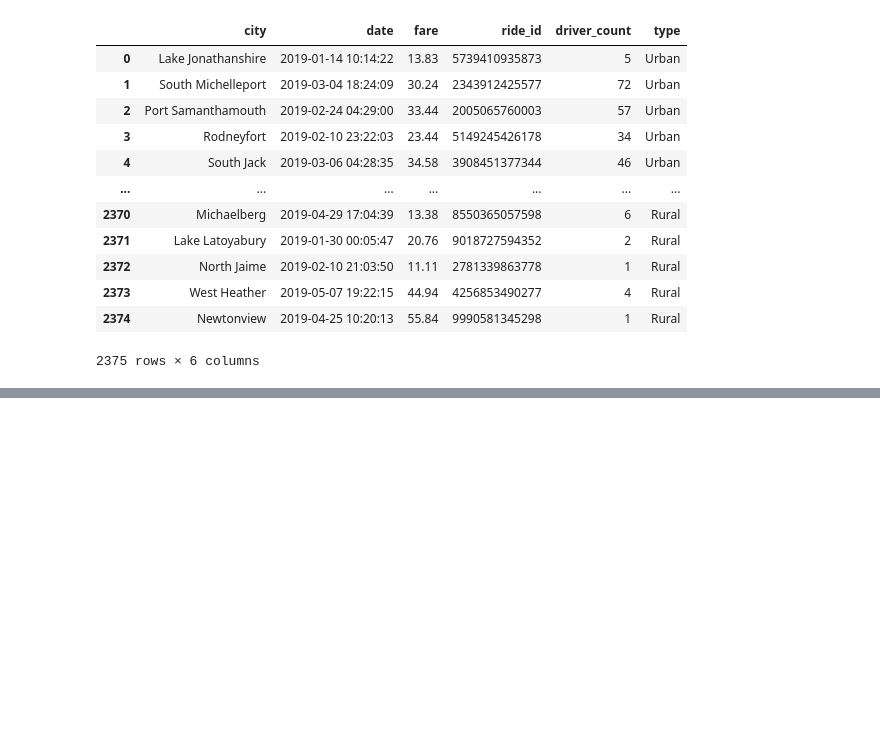
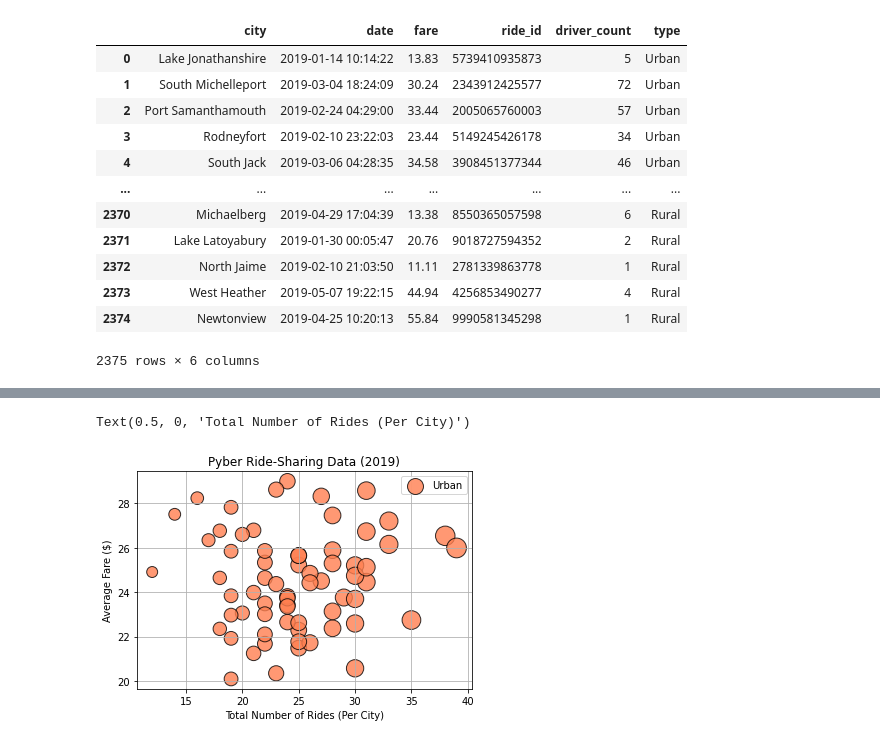
Before and after one commit to lnshewmo/PyBer_Analysis, a Jupyter notebook: PyBer.ipynb, the cells around one changed output, grey strips where cells are left out. Saved outputs shown, nothing was run; the diff lists cells and outputs as text; code cells hidden in the pictures; blank space fills up the shorter version.

Commit message:
complete scatter plot

```diff
--- a/PyBer.ipynb
+++ b/PyBer.ipynb
@@ -125,3 +125,8 @@ pyber_df
 | 2373 | West Heather | 2019-05-07 19:22:15 | 44.94 | 4256853490277 | 4 | Rural |
 | 2374 | Newtonview | 2019-04-25 10:20:13 | 55.84 | 9990581345298 | 1 | Rural |
 2375 rows × 6 columns
+# %%
+# use filtering to create a df per TYPE
+# make one DF for each of the 3 TYPES
+urban_df = pyber_df[pyber_df["type"] == "Urban"]
+urban_df.head(10)
@@ -127,0 +175,8 @@ pyber_df
+# %%
+#  create a DS with city as the index, group by # rides per city,
+# and count ride_ids for each group
+# ride_ids are good for this because each one is unique
+# make a DS for each TYPE
+
+urban_count = urban_df.groupby(["city"]).count()["ride_id"]
+urban_count  # this is a DS with city as the index
@@ -127,0 +200,6 @@ pyber_df
+# %%
+# create 3 DS for each city type
+# grouped by city name (index)
+# with ave fare per city
+urban_avefare = urban_df.groupby(["city"]).mean()["fare"]
+urban_avefare.head()
@@ -127,0 +217,6 @@ pyber_df
+# %%
+# create 3 DS for each city type
+# grouped by city name (index)
+# with count of drivers per city
+urban_drivers = urban_df.groupby(["city"]).count()["driver_count"]
+urban_drivers.head()
@@ -127,0 +234,13 @@ pyber_df
+# %%
+# Build the SCATTER BUBBLE PLOT for URBAN
+
+plt.scatter(urban_count, urban_avefare, s=10*urban_drivers, color="coral", alpha=0.8,
+           edgecolor="black", linewidths=1, label = "Urban" )
+plt.legend()
+plt.title("Pyber Ride-Sharing Data (2019)")
+plt.grid(True)
+plt.ylabel("Average Fare ($)")
+plt.xlabel("Total Number of Rides (Per City)")
+# %% [output]
+Text(0.5, 0, 'Total Number of Rides (Per City)')
+[figure, added]
```
Also changed, not shown: parts of 13 cells of this notebook.
